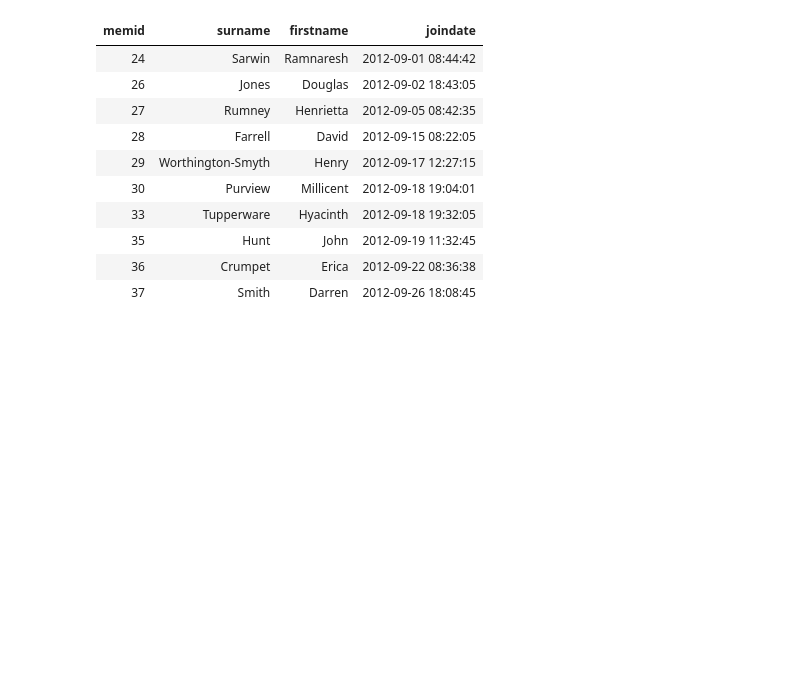
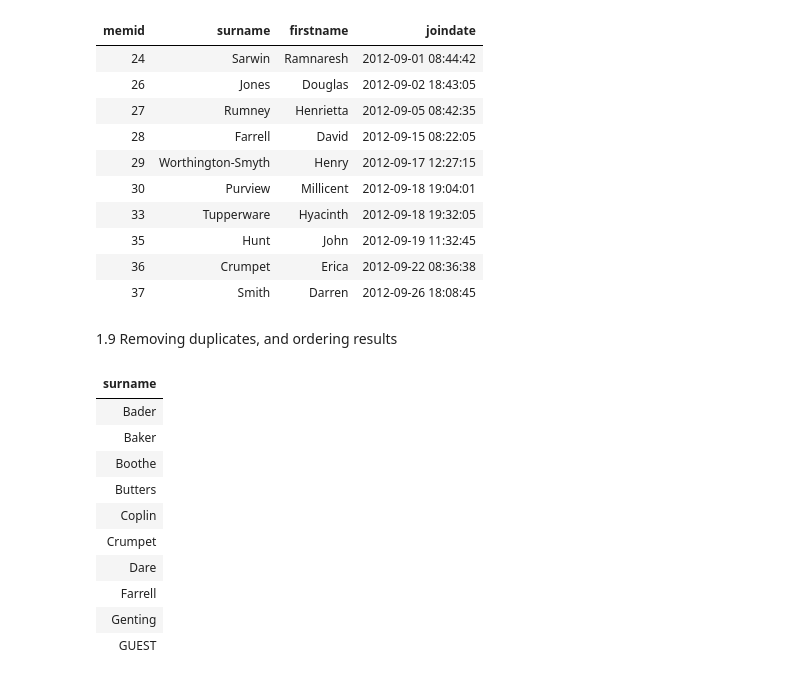
Before and after one commit to Kishan-09/Video-Game-Sales, a Jupyter notebook: PG24_3C_Exercise.ipynb, the cells around one changed output. Saved outputs shown, nothing was run; the diff lists cells and outputs as text; code cells hidden in the pictures; blank space fills up the shorter version.

```diff
--- a/PG24_3C_Exercise.ipynb
+++ b/PG24_3C_Exercise.ipynb
@@ -391,3 +393,19 @@ pyClient("select memid, surname, firstname, joindate from cd.members where joind
 | 35 | Hunt | John | 2012-09-19 11:32:45 |
 | 36 | Crumpet | Erica | 2012-09-22 08:36:38 |
 | 37 | Smith | Darren | 2012-09-26 18:08:45 |
+# %% [markdown]
+1.9 Removing duplicates, and ordering results
+# %%
+pyClient("select distinct surname from cd.members order by surname limit 10")
+# %% [output]
+| surname |
+| Bader |
+| Baker |
+| Boothe |
+| Butters |
+| Coplin |
+| Crumpet |
+| Dare |
+| Farrell |
+| Genting |
+| GUEST |
```
Also changed, not shown: parts of 22 cells of this notebook.
